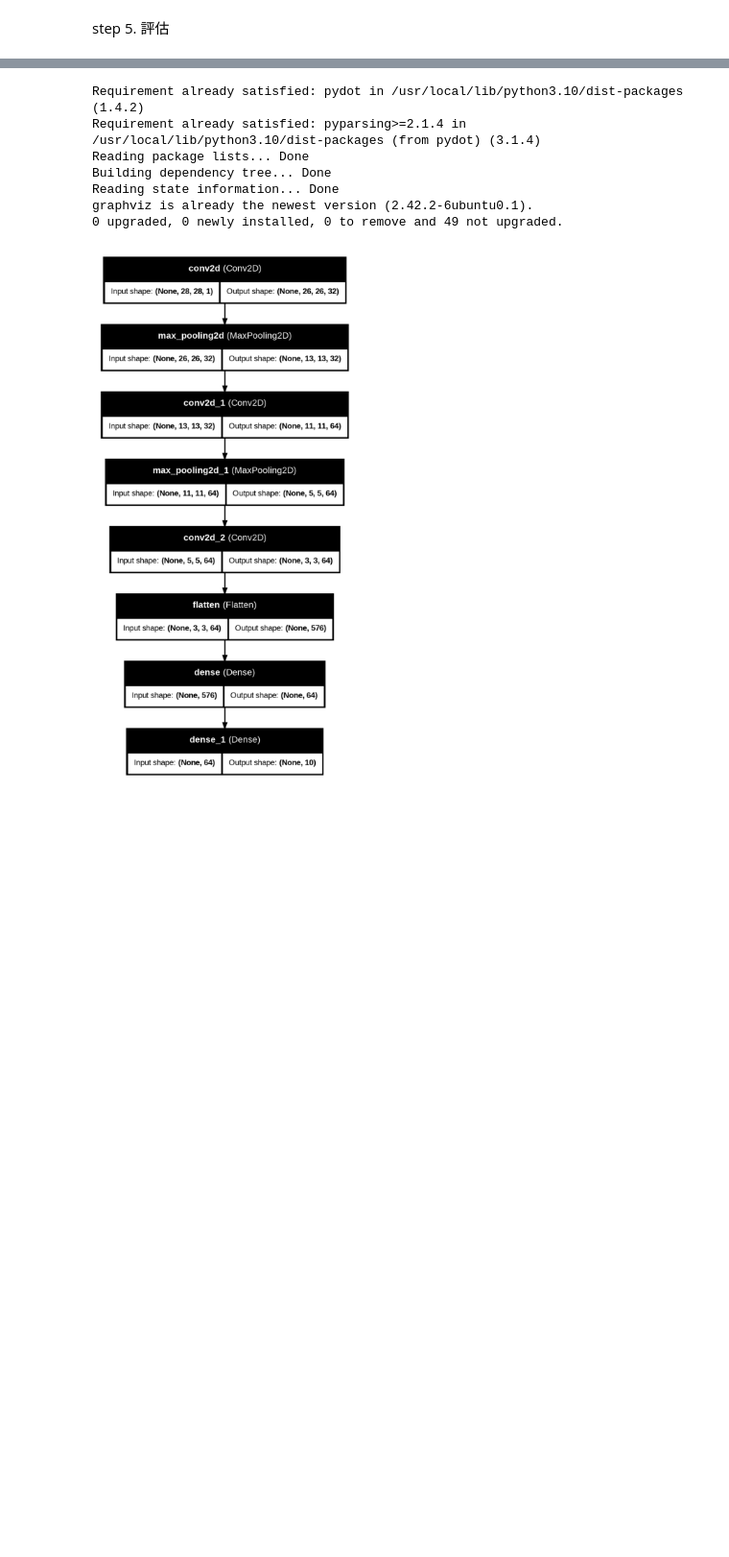
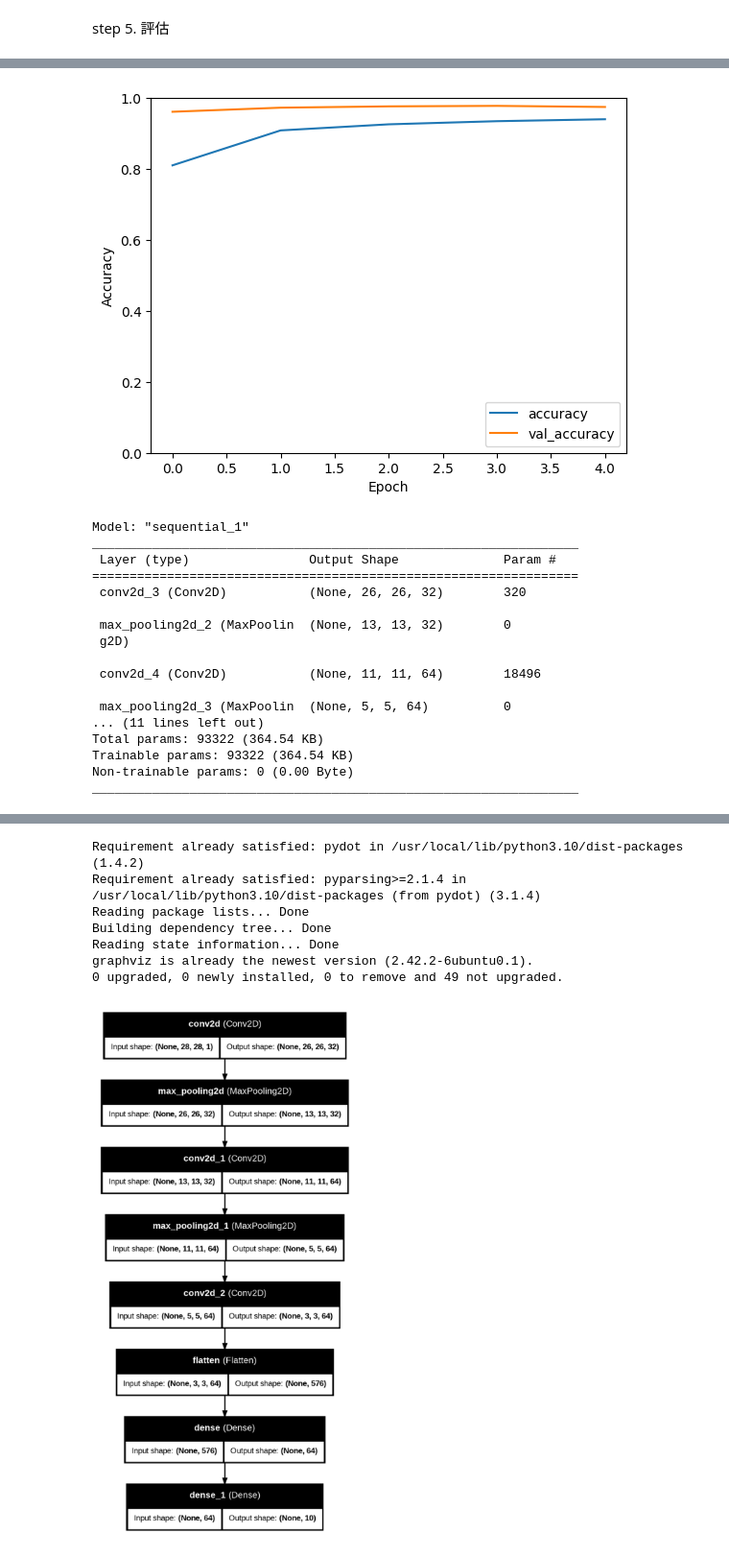
Before and after one commit to KaiaLee/CNN_practice, a Jupyter notebook: MNIST_CNN.ipynb, the cells around one changed output, grey strips where cells are left out. Shown at 96% size. Cells and saved outputs as stored; diff of their text form; code cells hidden in the pictures; blank space fills up the shorter version.

```diff
--- a/MNIST_CNN.ipynb
+++ b/MNIST_CNN.ipynb
@@ -178,0 +222,18 @@ Model: "sequential"
+# %%
+from tensorflow.keras.preprocessing.image import ImageDataGenerator
+
+datagen = ImageDataGenerator(
+    rotation_range=20,
+    width_shift_range=0.2,
+    height_shift_range=0.2,
+    shear_range=0.2,
+    zoom_range=0.2,
+    horizontal_flip=True,
+    fill_mode='nearest'
+)
+
+# 使用增強數據來訓練模型
+history = model.fit(datagen.flow(x_train, y_train, batch_size=64),
+                    steps_per_epoch=len(x_train) // 64,
+                    epochs=5,
+                    validation_data=(x_test, y_test))
@@ -178,0 +251,14 @@ Model: "sequential"
+# %%
+test_loss, test_acc = model.evaluate(x_test, y_test)
+print(f'Test accuracy: {test_acc}')
+
+plt.plot(history.history['accuracy'], label='accuracy')
+plt.plot(history.history['val_accuracy'], label = 'val_accuracy')
+plt.xlabel('Epoch')
+plt.ylabel('Accuracy')
+plt.ylim([0, 1])
+plt.legend(loc='lower right')
+plt.show()
+
+model.summary()
+# %% [output]
@@ -178,0 +267,18 @@ Model: "sequential"
+[figure, added]
+Model: "sequential_1"
+_________________________________________________________________
+ Layer (type)                Output Shape              Param #
+=================================================================
+ conv2d_3 (Conv2D)           (None, 26, 26, 32)        320
+
+ max_pooling2d_2 (MaxPoolin  (None, 13, 13, 32)        0
+ g2D)
+
+ conv2d_4 (Conv2D)           (None, 11, 11, 64)        18496
+
+ max_pooling2d_3 (MaxPoolin  (None, 5, 5, 64)          0
+... (11 lines left out)
+Total params: 93322 (364.54 KB)
+Trainable params: 93322 (364.54 KB)
+Non-trainable params: 0 (0.00 Byte)
+_________________________________________________________________
```
Also changed, not shown: parts of 28 cells of this notebook.
